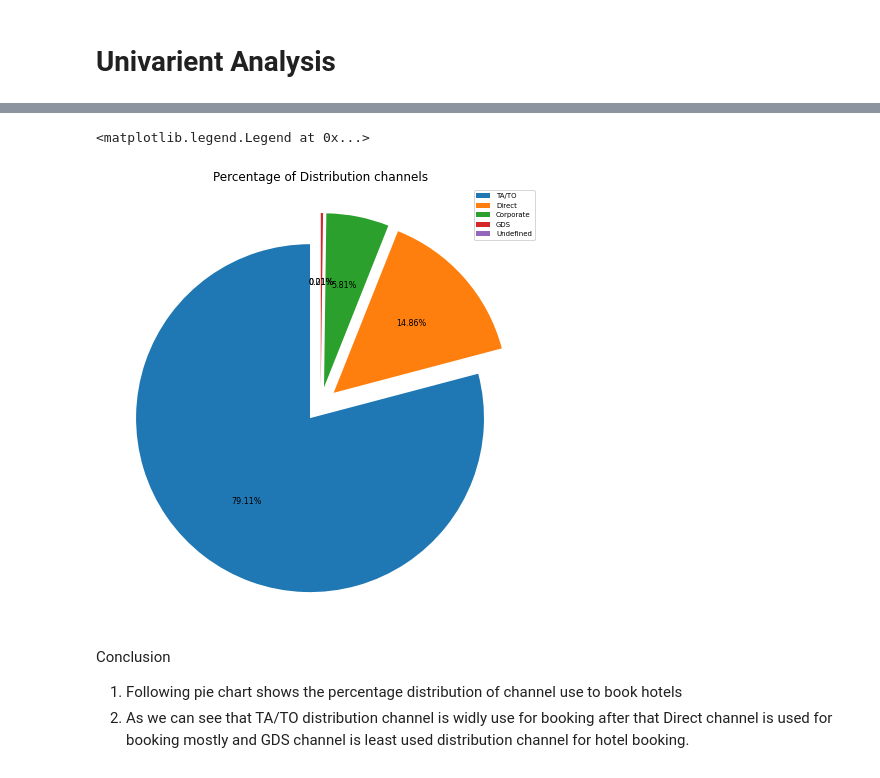
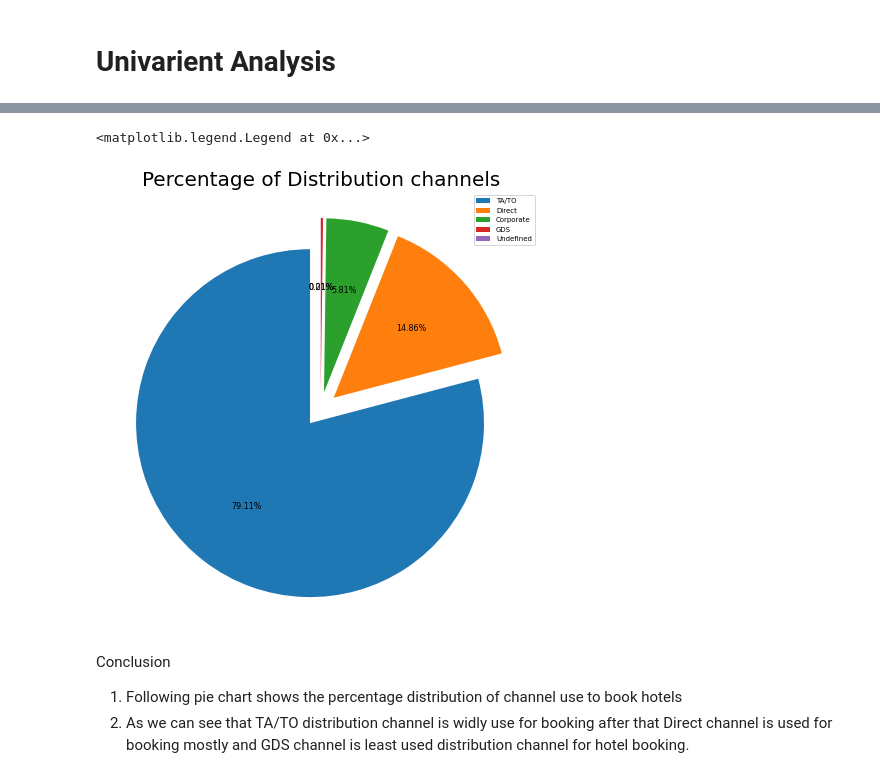
Before and after one commit to aditya8075/EDA---Hotel-Booking-Analysis, a Jupyter notebook: Aditya_Tadas_EDA_on_Hotel_Booking_Capstone_project.ipynb, the cells around one changed output, grey strips where cells are left out. Saved outputs shown, nothing was run; the diff lists cells and outputs as text; code cells hidden in the pictures.

```diff
--- a/Aditya_Tadas_EDA_on_Hotel_Booking_Capstone_project.ipynb
+++ b/Aditya_Tadas_EDA_on_Hotel_Booking_Capstone_project.ipynb
@@ -205,14 +219,15 @@ Conclusion
 # %%
+# percentage distribution of distribution chanel use to book hotel by the customers
 plt.figure(figsize=(12,8))
 labels = df['distribution_channel'].value_counts().index.tolist()
 sizes = df['distribution_channel'].value_counts().tolist()
 explode = (0.1, 0.1,0.1,0.1,0.1)
 plt.pie(sizes, explode=explode,autopct='%1.2f%%', startangle=90, textprops={'fontsize': 8})
-plt.title('Percentage of Distribution channels', fontsize=12)
+plt.title('Percentage of Distribution channels', fontsize=20)
 plt.legend(labels,loc=1, prop = {'size' :7 })
 # %% [output]
 <matplotlib.legend.Legend at 0x...>
-[figure, old version]
+[figure, new version]
 # %% [markdown]
 Conclusion
 1. Following pie chart shows the percentage distribution of channel use to book hotels
```
Also changed, not shown: parts of 62 cells of this notebook.
